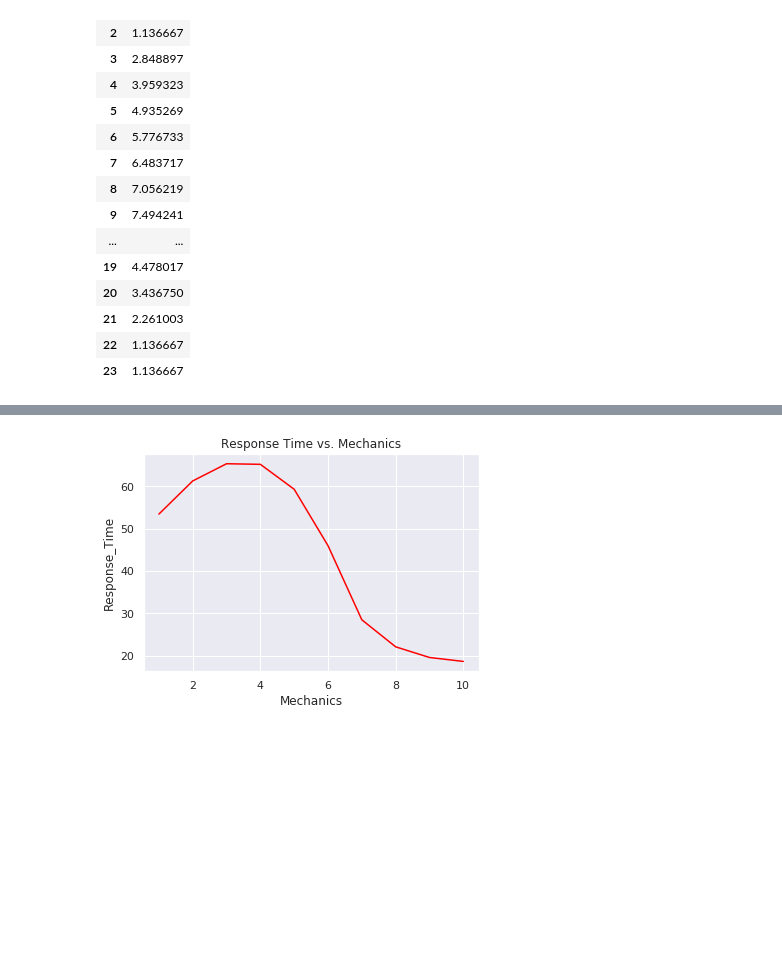
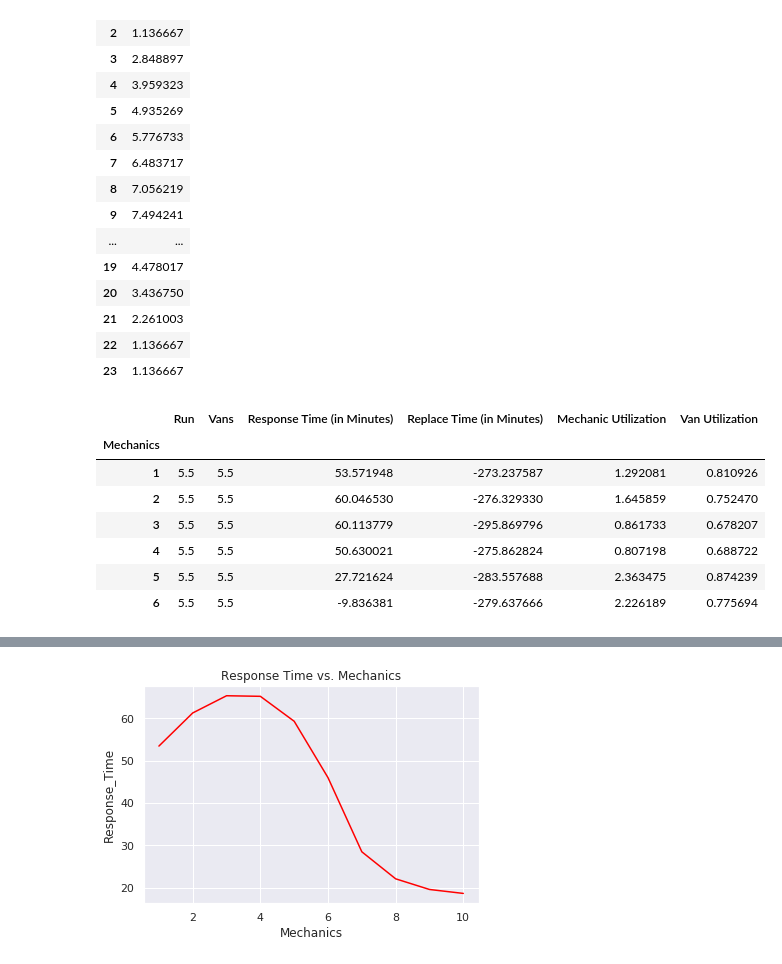
Before and after one commit to jhmontijo/ORIE4580, a Jupyter notebook: Simulation.ipynb, the cells around one changed output, grey strips where cells are left out. Saved outputs shown, nothing was run; the diff lists cells and outputs as text; code cells hidden in the pictures; blank space fills up the shorter version.

```diff
--- a/Simulation.ipynb
+++ b/Simulation.ipynb
@@ -258,6 +257,19 @@ def simulate(max_m, max_v, n_reqs, n_runs):
     travels['Mech/Van/Run'] = indexes
     travels.set_index('Mech/Van/Run', inplace=True)
     return response, travels
+# %%
+response, replace = simulate(6, 10, 200, 10)
+# %%
+response.groupby("Mechanics").mean()
+# %% [output]
+|  | Run | Vans | Response Time (in Minutes) | Replace Time (in Minutes) | Mechanic Utilization | Van Utilization |
+| Mechanics |  |  |  |  |  |  |
+| 1 | 5.5 | 5.5 | 53.571948 | -273.237587 | 1.292081 | 0.810926 |
+| 2 | 5.5 | 5.5 | 60.046530 | -276.329330 | 1.645859 | 0.752470 |
+| 3 | 5.5 | 5.5 | 60.113779 | -295.869796 | 0.861733 | 0.678207 |
+| 4 | 5.5 | 5.5 | 50.630021 | -275.862824 | 0.807198 | 0.688722 |
+| 5 | 5.5 | 5.5 | 27.721624 | -283.557688 | 2.363475 | 0.874239 |
+| 6 | 5.5 | 5.5 | -9.836381 | -279.637666 | 2.226189 | 0.775694 |
 # %%
 def get_worker(workers, loc, time, isMech):
     """Returns the closest/next available worker who can process request and the time they begin processing"""
```
Also changed, not shown: parts of 8 cells of this notebook.
